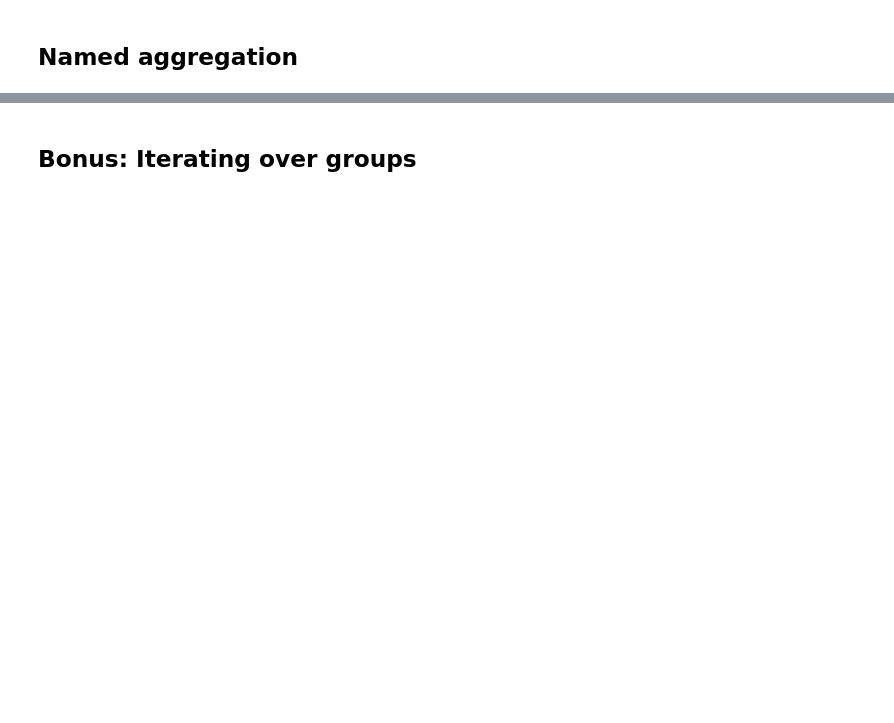
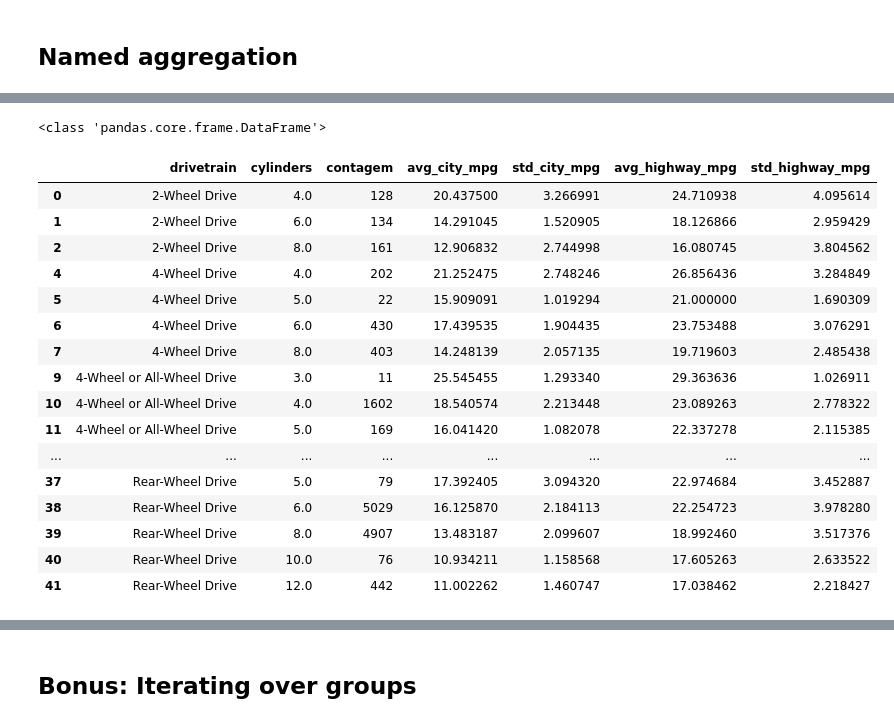
Before and after one commit to pedroteche-ih/64_PT_NOV202111, a Jupyter notebook: aulas/64 DA PT NOV-2021 Aula 20211207.ipynb, the cells around one changed output, grey strips where cells are left out. Cells and saved outputs as stored; diff of their text form; code cells hidden in the pictures; blank space fills up the shorter version.

```diff
--- a/aulas/64 DA PT NOV-2021 Aula 20211207.ipynb
+++ b/aulas/64 DA PT NOV-2021 Aula 20211207.ipynb
@@ -107,15 +356,37 @@ tb_veic.groupby(by = ['drivetrain', 'cylinders']).agg(contagem = pd.NamedAgg(col
 # %%
-tb_veic.groupby(by = ['drivetrain', 'cylinders']).agg(
+aa = tb_veic.groupby(by = ['drivetrain', 'cylinders']).agg(
     contagem = pd.NamedAgg(column = 'year', aggfunc = 'count'),
     avg_city_mpg = pd.NamedAgg(column = 'city_mpg', aggfunc = 'mean'),
     std_city_mpg = pd.NamedAgg(column = 'city_mpg', aggfunc = 'std'),
     avg_highway_mpg = pd.NamedAgg(column = 'highway_mpg', aggfunc = 'mean'),
-    std_highway_mpg = pd.NamedAgg(column = 'highway_mpg', aggfunc = 'std'))
+    std_highway_mpg = pd.NamedAgg(column = 'highway_mpg', aggfunc = 'std')).reset_index()
+
+print(type(aa))
+# %% [output]
+<class 'pandas.core.frame.DataFrame'>
 # %%
 tb_agg_veic = tb_veic.groupby(by = ['drivetrain', 'cylinders']).agg(
     contagem = pd.NamedAgg(column = 'year', aggfunc = 'count'),
     avg_city_mpg = pd.NamedAgg(column = 'city_mpg', aggfunc = 'mean'),
     std_city_mpg = pd.NamedAgg(column = 'city_mpg', aggfunc = 'std'),
     avg_highway_mpg = pd.NamedAgg(column = 'highway_mpg', aggfunc = 'mean'),
-    std_highway_mpg = pd.NamedAgg(column = 'highway_mpg', aggfunc = 'std'))
+    std_highway_mpg = pd.NamedAgg(column = 'highway_mpg', aggfunc = 'std')).reset_index()
 tb_agg_veic[tb_agg_veic['contagem'] > 5]
+# %% [output]
+|  | drivetrain | cylinders | contagem | avg_city_mpg | std_city_mpg | avg_highway_mpg | std_highway_mpg |
+| 0 | 2-Wheel Drive | 4.0 | 128 | 20.437500 | 3.266991 | 24.710938 | 4.095614 |
+| 1 | 2-Wheel Drive | 6.0 | 134 | 14.291045 | 1.520905 | 18.126866 | 2.959429 |
+| 2 | 2-Wheel Drive | 8.0 | 161 | 12.906832 | 2.744998 | 16.080745 | 3.804562 |
+| 4 | 4-Wheel Drive | 4.0 | 202 | 21.252475 | 2.748246 | 26.856436 | 3.284849 |
+| 5 | 4-Wheel Drive | 5.0 | 22 | 15.909091 | 1.019294 | 21.000000 | 1.690309 |
+| 6 | 4-Wheel Drive | 6.0 | 430 | 17.439535 | 1.904435 | 23.753488 | 3.076291 |
+| 7 | 4-Wheel Drive | 8.0 | 403 | 14.248139 | 2.057135 | 19.719603 | 2.485438 |
+| 9 | 4-Wheel or All-Wheel Drive | 3.0 | 11 | 25.545455 | 1.293340 | 29.363636 | 1.026911 |
+| 10 | 4-Wheel or All-Wheel Drive | 4.0 | 1602 | 18.540574 | 2.213448 | 23.089263 | 2.778322 |
+| 11 | 4-Wheel or All-Wheel Drive | 5.0 | 169 | 16.041420 | 1.082078 | 22.337278 | 2.115385 |
+| ... | ... | ... | ... | ... | ... | ... | ... |
+| 37 | Rear-Wheel Drive | 5.0 | 79 | 17.392405 | 3.094320 | 22.974684 | 3.452887 |
+| 38 | Rear-Wheel Drive | 6.0 | 5029 | 16.125870 | 2.184113 | 22.254723 | 3.978280 |
+| 39 | Rear-Wheel Drive | 8.0 | 4907 | 13.483187 | 2.099607 | 18.992460 | 3.517376 |
+| 40 | Rear-Wheel Drive | 10.0 | 76 | 10.934211 | 1.158568 | 17.605263 | 2.633522 |
+| 41 | Rear-Wheel Drive | 12.0 | 442 | 11.002262 | 1.460747 | 17.038462 | 2.218427 |
```
Also changed, not shown: parts of 57 cells of this notebook.
